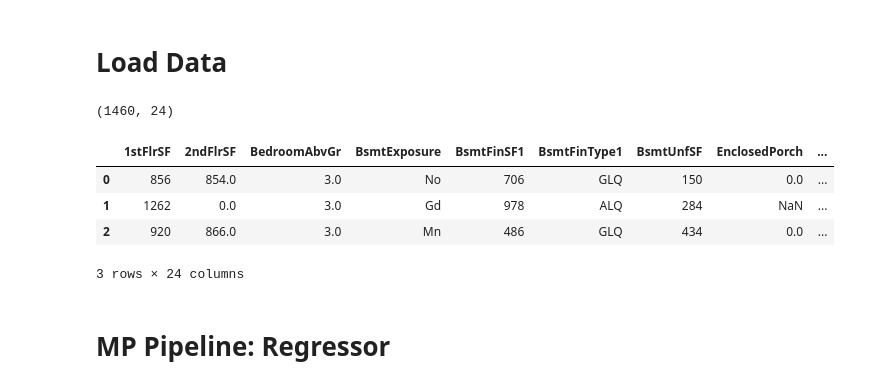
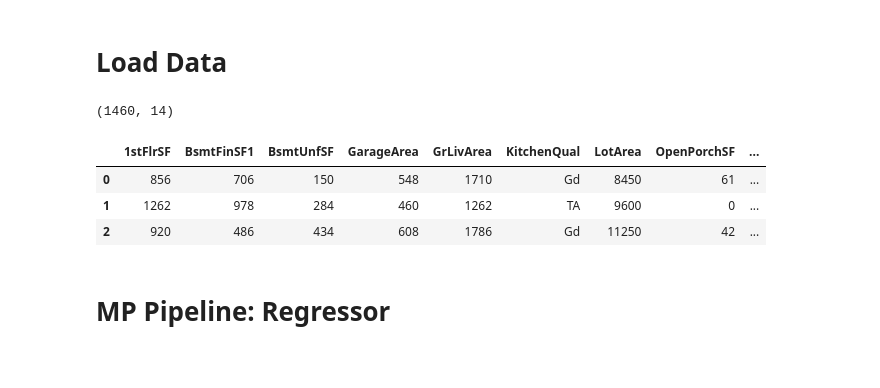
Before and after one commit to JohnStuartPhil/p5test, a Jupyter notebook: jupyter_notebooks/05 - Modelling and Evaluation.ipynb, the cells around one changed output. Drawn from its saved outputs; the diff is of its cells as text; code cells hidden in the pictures.

```diff
--- a/jupyter_notebooks/05 - Modelling and Evaluation.ipynb
+++ b/jupyter_notebooks/05 - Modelling and Evaluation.ipynb
@@ -54,22 +54,21 @@ current_dir
 # %%
 import numpy as np
 import pandas as pd
 df = (pd.read_csv("outputs/datasets/collection/HousePriceRecords.csv")
       #.query("Churn == 1")  # subset churned customer
-      #.drop(labels=['customerID', 'TotalCharges', 'Churn'], axis=1)
+      .drop(labels=['2ndFlrSF', 'BedroomAbvGr', 'EnclosedPorch', 'GarageYrBlt', 'LotFrontage', 'MasVnrArea', 'WoodDeckSF', 'BsmtExposure', 'BsmtFinType1', 'GarageFinish'], axis=1)
       # variables we will not need for this project
       # we will not need Churn since it has only 1
       )
 
 print(df.shape)
 df.head(3)
 # %% [output]
-(1460, 24)
+(1460, 14)
-|  | 1stFlrSF | 2ndFlrSF | BedroomAbvGr | BsmtExposure | BsmtFinSF1 | BsmtFinType1 | BsmtUnfSF | EnclosedPorch | ... |
-| 0 | 856 | 854.0 | 3.0 | No | 706 | GLQ | 150 | 0.0 | ... |
-| 1 | 1262 | 0.0 | 3.0 | Gd | 978 | ALQ | 284 | NaN | ... |
-| 2 | 920 | 866.0 | 3.0 | Mn | 486 | GLQ | 434 | 0.0 | ... |
+|  | 1stFlrSF | BsmtFinSF1 | BsmtUnfSF | GarageArea | GrLivArea | KitchenQual | LotArea | OpenPorchSF | ... |
+| 0 | 856 | 706 | 150 | 548 | 1710 | Gd | 8450 | 61 | ... |
+| 1 | 1262 | 978 | 284 | 460 | 1262 | TA | 9600 | 0 | ... |
+| 2 | 920 | 486 | 434 | 608 | 1786 | Gd | 11250 | 42 | ... |
-3 rows × 24 columns
 # %% [markdown]
 # MP Pipeline: Regressor
 # %% [markdown]
```
Also changed, not shown: parts of 12 cells of this notebook.
